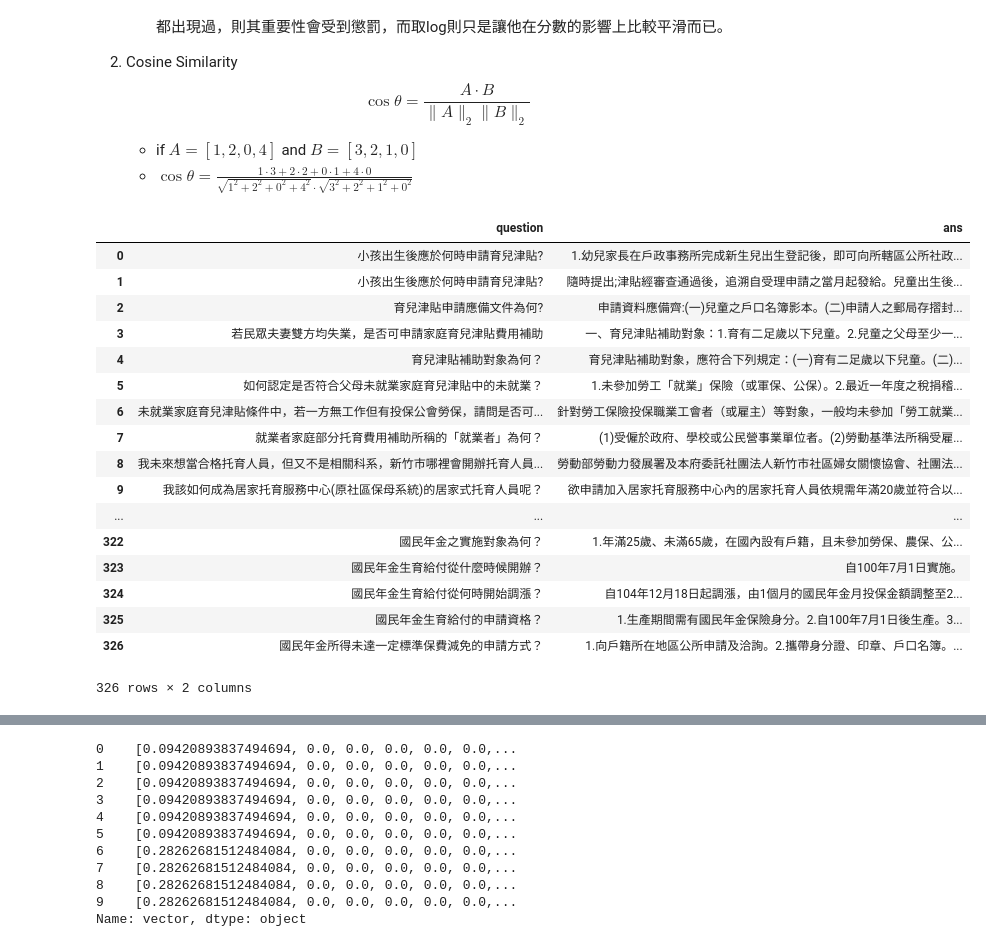
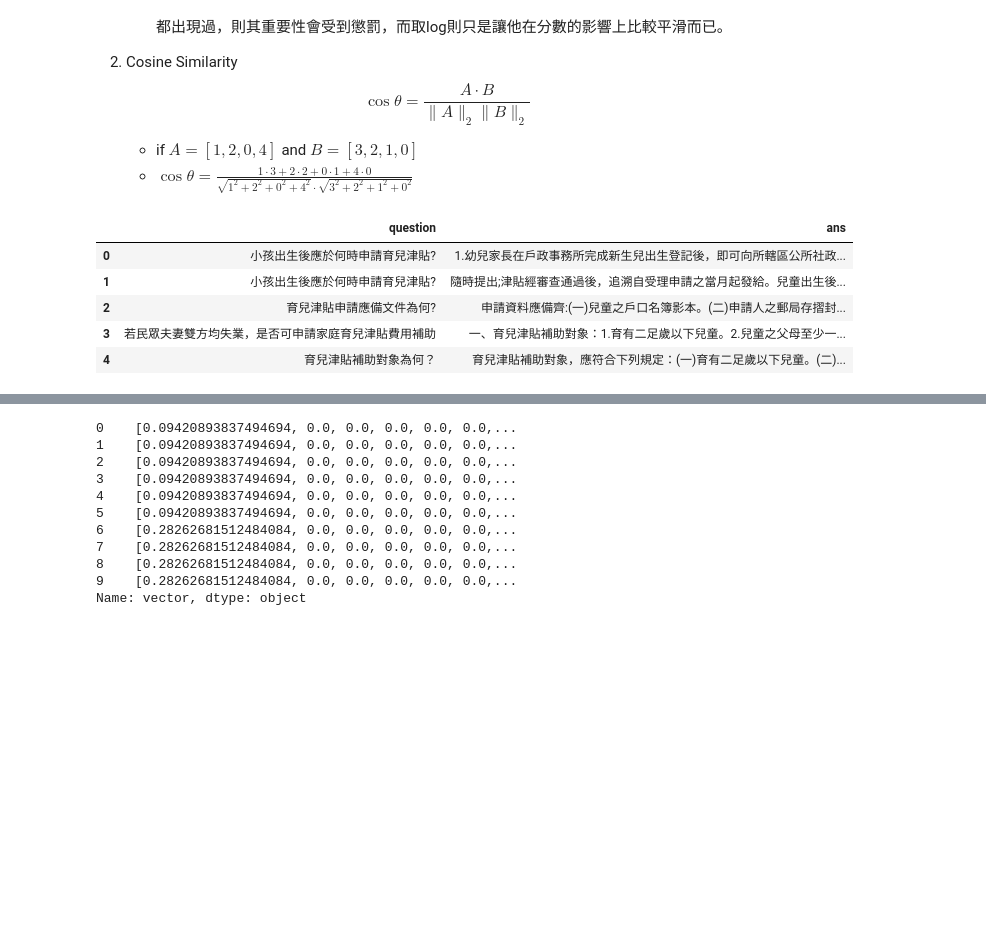
Before and after one commit to GoatWang/IIIMaterial, a Jupyter notebook: 08_IrTheory/practice08.ipynb, the cells around one changed output, grey strips where cells are left out. Cells and saved outputs as stored; diff of their text form; code cells hidden in the pictures; blank space fills up the shorter version.

```diff
--- a/08_IrTheory/practice08.ipynb
+++ b/08_IrTheory/practice08.ipynb
@@ -329,29 +333,17 @@ import pandas as pd
 # %%
 # 把檔案讀出來(原始資料: https://society.hccg.gov.tw/ch/home.jsp?id=43&parentpath=0,5)
 df_QA = pd.read_json('ProcessedData.json', encoding='utf8')
 # 我們這次只會使用到question跟ans這兩個欄位
 df_question = df_QA[['question', 'ans']].copy()  ## 不要更動到原始的DataFrame
 df_question.drop_duplicates(inplace=True)  ## 丟掉重複的資料
-df_question  ## show出來
+df_question.head(5)  ## show出來
 # %% [output]
 |  | question | ans |
 | 0 | 小孩出生後應於何時申請育兒津貼? | 1.幼兒家長在戶政事務所完成新生兒出生登記後，即可向所轄區公所社政... |
 | 1 | 小孩出生後應於何時申請育兒津貼? | 隨時提出;津貼經審查通過後，追溯自受理申請之當月起發給。兒童出生後... |
 | 2 | 育兒津貼申請應備文件為何? | 申請資料應備齊:(一)兒童之戶口名簿影本。(二)申請人之郵局存摺封... |
 | 3 | 若民眾夫妻雙方均失業，是否可申請家庭育兒津貼費用補助 | 一、育兒津貼補助對象：1.育有二足歲以下兒童。2.兒童之父母至少一... |
 | 4 | 育兒津貼補助對象為何？ | 育兒津貼補助對象，應符合下列規定：(一)育有二足歲以下兒童。(二)... |
-| 5 | 如何認定是否符合父母未就業家庭育兒津貼中的未就業？ | 1.未參加勞工「就業」保險（或軍保、公保）。2.最近一年度之稅捐稽... |
-| 6 | 未就業家庭育兒津貼條件中，若一方無工作但有投保公會勞保，請問是否可... | 針對勞工保險投保職業工會者（或雇主）等對象，一般均未參加「勞工就業... |
-| 7 | 就業者家庭部分托育費用補助所稱的「就業者」為何？ | (1)受僱於政府、學校或公民營事業單位者。(2)勞動基準法所稱受雇... |
-| 8 | 我未來想當合格托育人員，但又不是相關科系，新竹市哪裡會開辦托育人員... | 勞動部勞動力發展署及本府委託社團法人新竹市社區婦女關懷協會、社團法... |
-| 9 | 我該如何成為居家托育服務中心(原社區保母系統)的居家式托育人員呢？ | 欲申請加入居家托育服務中心內的居家托育人員依規需年滿20歲並符合以... |
-| ... | ... | ... |
-| 322 | 國民年金之實施對象為何？ | 1.年滿25歲、未滿65歲，在國內設有戶籍，且未參加勞保、農保、公... |
-| 323 | 國民年金生育給付從什麼時候開辦？ | 自100年7月1日實施。 |
-| 324 | 國民年金生育給付從何時開始調漲？ | 自104年12月18日起調漲，由1個月的國民年金月投保金額調整至2... |
-| 325 | 國民年金生育給付的申請資格？ | 1.生產期間需有國民年金保險身分。2.自100年7月1日後生產。3... |
-| 326 | 國民年金所得未達一定標準保費減免的申請方式？ | 1.向戶籍所在地區公所申請及洽詢。2.攜帶身分證、印章、戶口名簿。... |
-326 rows × 2 columns
 # %%
 #前處理
 all_terms = []
```
Also changed, not shown: parts of 11 cells of this notebook, 37 other files.
